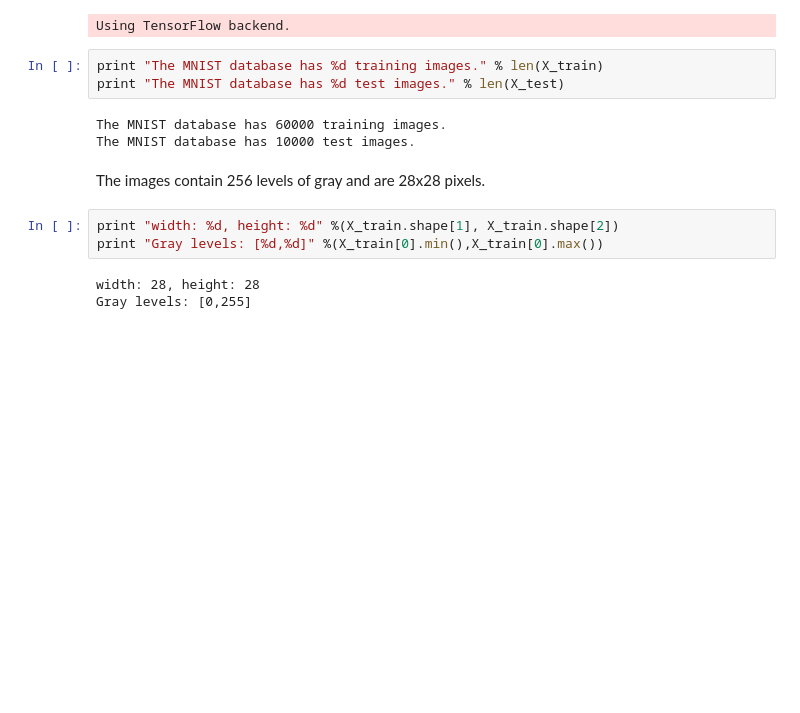
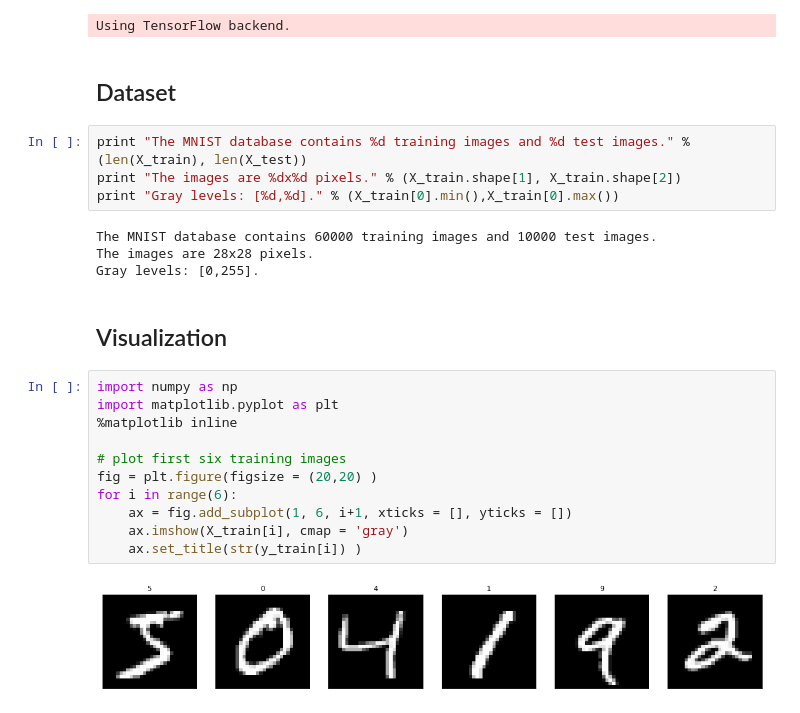
Before and after one commit to rouille/HandwrittenDigitRecognition, a Jupyter notebook: mnist.ipynb, the cells around one changed output. Drawn from its saved outputs; the diff is of its cells as text; blank space fills up the shorter version.

Commit message:
feat: Visualize MNIST image

```diff
--- a/mnist.ipynb
+++ b/mnist.ipynb
@@ -9,17 +9,28 @@ from keras.datasets import mnist
 (X_train, y_train), (X_test, y_test) = mnist.load_data()
 # %% [output]
 Using TensorFlow backend.
-# %%
-print "The MNIST database has %d training images." % len(X_train)
-print "The MNIST database has %d test images." % len(X_test)
-# %% [output]
-The MNIST database has 60000 training images.
-The MNIST database has 10000 test images.
-# %% [markdown]
-The images contain 256 levels of gray and are 28x28 pixels.
+# %% [markdown]
+## Dataset
 # %%
-print "width: %d, height: %d" %(X_train.shape[1], X_train.shape[2])
-print "Gray levels: [%d,%d]" %(X_train[0].min(),X_train[0].max())
+print "The MNIST database contains %d training images and %d test images." % (len(X_train), len(X_test))
+print "The images are %dx%d pixels." % (X_train.shape[1], X_train.shape[2])
+print "Gray levels: [%d,%d]." % (X_train[0].min(),X_train[0].max())
 # %% [output]
-width: 28, height: 28
-Gray levels: [0,255]
+The MNIST database contains 60000 training images and 10000 test images.
+The images are 28x28 pixels.
+Gray levels: [0,255].
+# %% [markdown]
+## Visualization
+# %%
+import numpy as np
+import matplotlib.pyplot as plt
+%matplotlib inline
+
+# plot first six training images
+fig = plt.figure(figsize = (20,20) )
+for i in range(6):
+    ax = fig.add_subplot(1, 6, i+1, xticks = [], yticks = [])
+    ax.imshow(X_train[i], cmap = 'gray')
+    ax.set_title(str(y_train[i]) )
+# %% [output]
+[figure, added]
```
Also changed, not shown: parts of 2 cells of this notebook.
